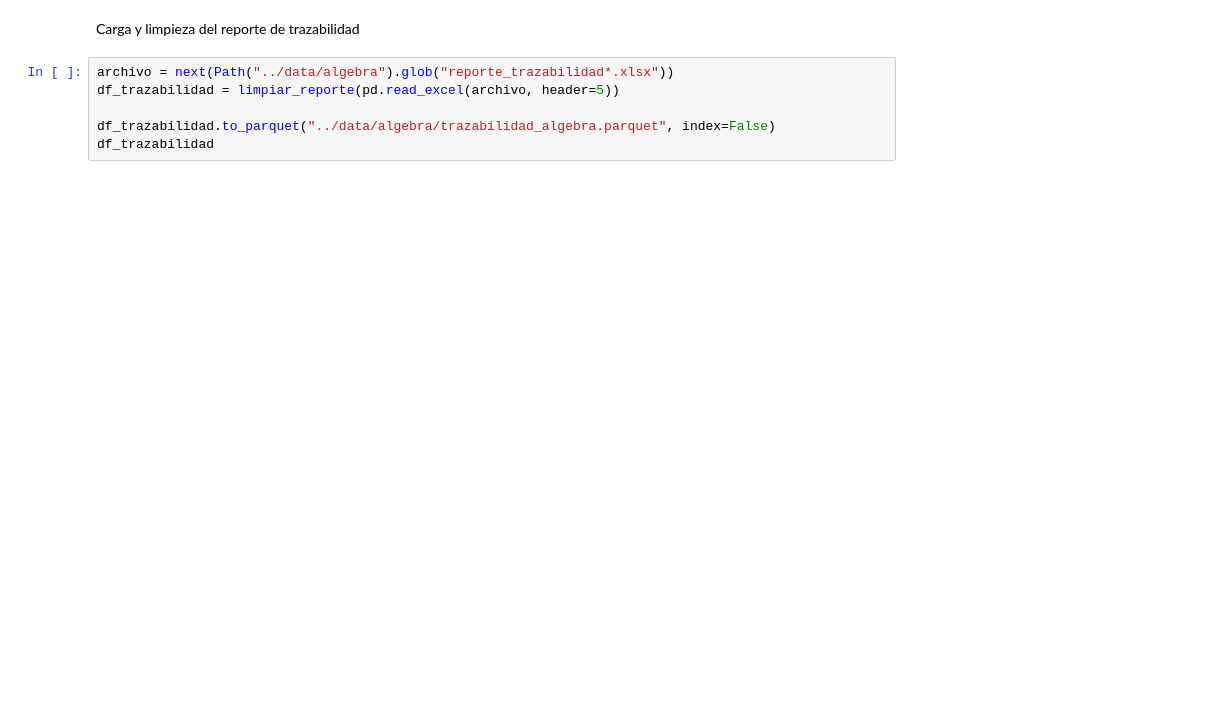
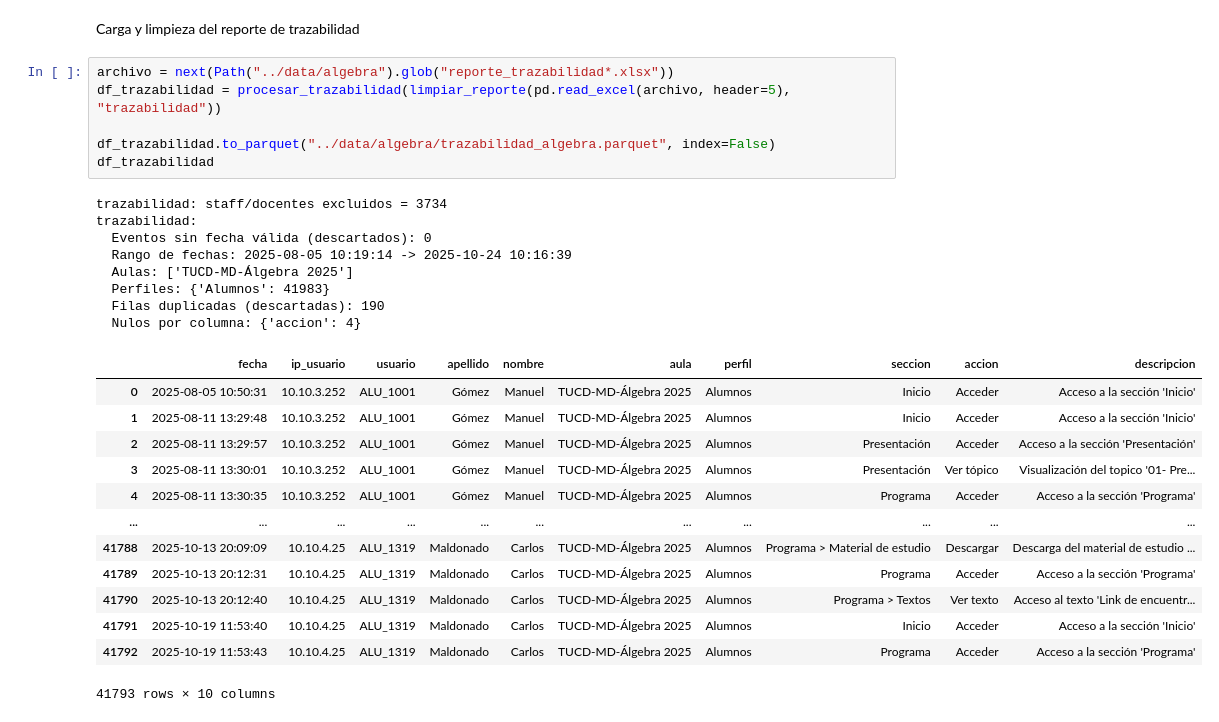
Before and after one commit to aronfraga/py.tpf.business.analytics, a Jupyter notebook: jupyter/algebra.ipynb, the cells around one changed output. Drawn from its saved outputs; the diff is of its cells as text; blank space fills up the shorter version.

```diff
--- a/jupyter/algebra.ipynb
+++ b/jupyter/algebra.ipynb
@@ -91,7 +143,29 @@ df_participacion
 Carga y limpieza del reporte de trazabilidad
 # %%
 archivo = next(Path("../data/algebra").glob("reporte_trazabilidad*.xlsx"))
-df_trazabilidad = limpiar_reporte(pd.read_excel(archivo, header=5))
+df_trazabilidad = procesar_trazabilidad(limpiar_reporte(pd.read_excel(archivo, header=5), "trazabilidad"))
 
 df_trazabilidad.to_parquet("../data/algebra/trazabilidad_algebra.parquet", index=False)
 df_trazabilidad
+# %% [output]
+trazabilidad: staff/docentes excluidos = 3734
+trazabilidad:
+  Eventos sin fecha válida (descartados): 0
+  Rango de fechas: 2025-08-05 10:19:14 -> 2025-10-24 10:16:39
+  Aulas: ['TUCD-MD-Álgebra 2025']
+  Perfiles: {'Alumnos': 41983}
+  Filas duplicadas (descartadas): 190
+  Nulos por columna: {'accion': 4}
+|  | fecha | ip_usuario | usuario | apellido | nombre | aula | perfil | seccion | accion | descripcion |
+| 0 | 2025-08-05 10:50:31 | 10.10.3.252 | ALU_1001 | Gómez | Manuel | TUCD-MD-Álgebra 2025 | Alumnos | Inicio | Acceder | Acceso a la sección 'Inicio' |
+| 1 | 2025-08-11 13:29:48 | 10.10.3.252 | ALU_1001 | Gómez | Manuel | TUCD-MD-Álgebra 2025 | Alumnos | Inicio | Acceder | Acceso a la sección 'Inicio' |
+| 2 | 2025-08-11 13:29:57 | 10.10.3.252 | ALU_1001 | Gómez | Manuel | TUCD-MD-Álgebra 2025 | Alumnos | Presentación | Acceder | Acceso a la sección 'Presentación' |
+| 3 | 2025-08-11 13:30:01 | 10.10.3.252 | ALU_1001 | Gómez | Manuel | TUCD-MD-Álgebra 2025 | Alumnos | Presentación | Ver tópico | Visualización del topico '01- Pre... |
+| 4 | 2025-08-11 13:30:35 | 10.10.3.252 | ALU_1001 | Gómez | Manuel | TUCD-MD-Álgebra 2025 | Alumnos | Programa | Acceder | Acceso a la sección 'Programa' |
+| ... | ... | ... | ... | ... | ... | ... | ... | ... | ... | ... |
+| 41788 | 2025-10-13 20:09:09 | 10.10.4.25 | ALU_1319 | Maldonado | Carlos | TUCD-MD-Álgebra 2025 | Alumnos | Programa > Material de estudio | Descargar | Descarga del material de estudio ... |
+| 41789 | 2025-10-13 20:12:31 | 10.10.4.25 | ALU_1319 | Maldonado | Carlos | TUCD-MD-Álgebra 2025 | Alumnos | Programa | Acceder | Acceso a la sección 'Programa' |
+| 41790 | 2025-10-13 20:12:40 | 10.10.4.25 | ALU_1319 | Maldonado | Carlos | TUCD-MD-Álgebra 2025 | Alumnos | Programa > Textos | Ver texto | Acceso al texto 'Link de encuentr... |
+| 41791 | 2025-10-19 11:53:40 | 10.10.4.25 | ALU_1319 | Maldonado | Carlos | TUCD-MD-Álgebra 2025 | Alumnos | Inicio | Acceder | Acceso a la sección 'Inicio' |
+| 41792 | 2025-10-19 11:53:43 | 10.10.4.25 | ALU_1319 | Maldonado | Carlos | TUCD-MD-Álgebra 2025 | Alumnos | Programa | Acceder | Acceso a la sección 'Programa' |
+41793 rows × 10 columns
```
Also changed, not shown: parts of 9 cells of this notebook, 6 other files.
